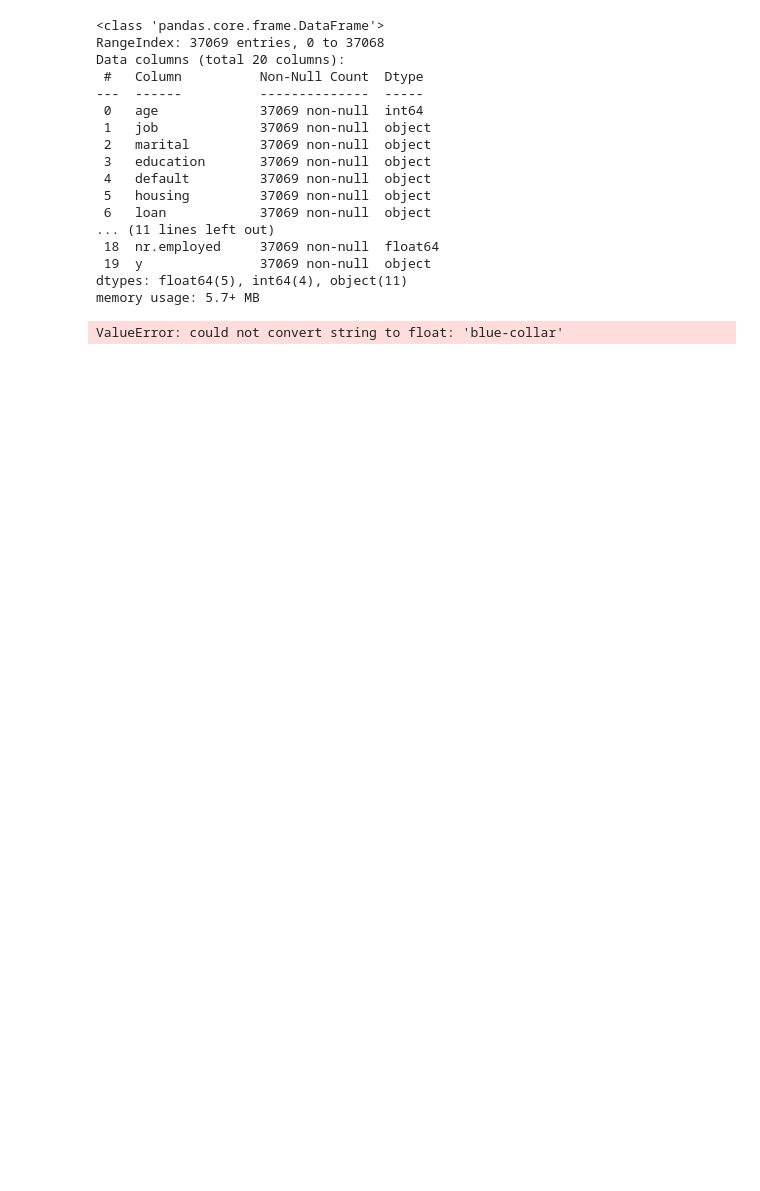
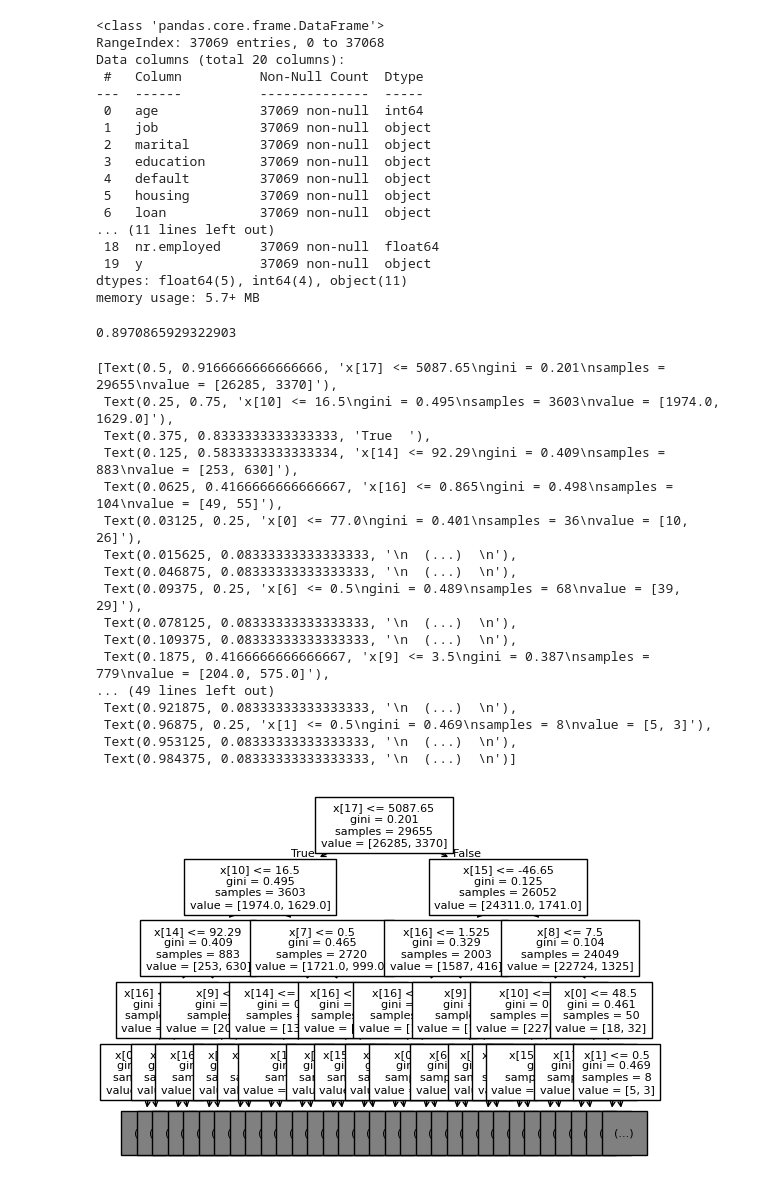
Before and after one commit to 1Ramirez7/Machine-Learning, a Jupyter notebook: bank_project/david_bank.ipynb, the cells around one changed output. Saved outputs shown, nothing was run; the diff lists cells and outputs as text; code cells hidden in the pictures; blank space fills up the shorter version.

```diff
--- a/bank_project/david_bank.ipynb
+++ b/bank_project/david_bank.ipynb
@@ -29,17 +33,57 @@ memory usage: 5.7+ MB
 campaign = campaign.dropna()
 
 # turn objects into dummies or integers if we can
+cat_list = ['job', 'marital', 'education', 'default', 'housing', 'loan', 'contact',
+            'month', 'poutcome']
+for cat in cat_list:
+    int_name = str(cat) + "_int"
+    campaign[int_name] = campaign[cat].astype("category").cat.codes
 
-X = campaign
+pd.get_dummies(campaign, columns = cat_list, drop_first= False)
+
+X = campaign[['age', 'job_int', 'marital_int', 'education_int', 'default_int', 'housing_int', 'loan_int', 'contact_int',
+            'month_int', 'campaign', 'pdays','previous','poutcome_int', 'emp.var.rate', 'cons.price.idx',
+            'cons.conf.idx','euribor3m','nr.employed']]
 y = campaign[['y']]
 
 X_train, X_test, y_train, y_test = train_test_split(X, y, test_size=.2)
-clf = DecisionTreeClassifier()
-
-clf.fit(X_train, y_train)
-
-clf.score(X_test, y_test)
-
-clf
+best_clf = DecisionTreeClassifier(max_depth = 8)
+best_clf.fit(X_train, y_train)
+top_score = best_clf.score(X_test, y_test)
 # %% [output]
-ValueError: could not convert string to float: 'blue-collar'
+0.8970865929322903
+# %%
+# TAKES 2 MINUTES TO RUN \/
+for i in range(1000):
+    clf = DecisionTreeClassifier(max_depth = 8)
+    clf.fit(X_train, y_train)
+
+    score = clf.score(X_test, y_test)
+    if score > top_score:
+        best_clf = clf
+        top_score = score
+        print(score)
+# %%
+clf = best_clf
+fig_clf, ax_clf = plt.subplots(figsize=(20,20))
+tree.plot_tree(clf, fontsize=8, feature_names = X.columns)
+plt.show()
+# %% [output]
+[Text(0.5, 0.9166666666666666, 'x[17] <= 5087.65\ngini = 0.201\nsamples = 29655\nvalue = [26285, 3370]'),
+ Text(0.25, 0.75, 'x[10] <= 16.5\ngini = 0.495\nsamples = 3603\nvalue = [1974.0, 1629.0]'),
+ Text(0.375, 0.8333333333333333, 'True  '),
+ Text(0.125, 0.5833333333333334, 'x[14] <= 92.29\ngini = 0.409\nsamples = 883\nvalue = [253, 630]'),
+ Text(0.0625, 0.4166666666666667, 'x[16] <= 0.865\ngini = 0.498\nsamples = 104\nvalue = [49, 55]'),
+ Text(0.03125, 0.25, 'x[0] <= 77.0\ngini = 0.401\nsamples = 36\nvalue = [10, 26]'),
+ Text(0.015625, 0.08333333333333333, '\n  (...)  \n'),
+ Text(0.046875, 0.08333333333333333, '\n  (...)  \n'),
+ Text(0.09375, 0.25, 'x[6] <= 0.5\ngini = 0.489\nsamples = 68\nvalue = [39, 29]'),
+ Text(0.078125, 0.08333333333333333, '\n  (...)  \n'),
+ Text(0.109375, 0.08333333333333333, '\n  (...)  \n'),
+ Text(0.1875, 0.4166666666666667, 'x[9] <= 3.5\ngini = 0.387\nsamples = 779\nvalue = [204.0, 575.0]'),
+... (49 lines left out)
+ Text(0.921875, 0.08333333333333333, '\n  (...)  \n'),
+ Text(0.96875, 0.25, 'x[1] <= 0.5\ngini = 0.469\nsamples = 8\nvalue = [5, 3]'),
+ Text(0.953125, 0.08333333333333333, '\n  (...)  \n'),
+ Text(0.984375, 0.08333333333333333, '\n  (...)  \n')]
+[figure, added]
```
Also changed, not shown: parts of 4 cells of this notebook, 2 other files.
